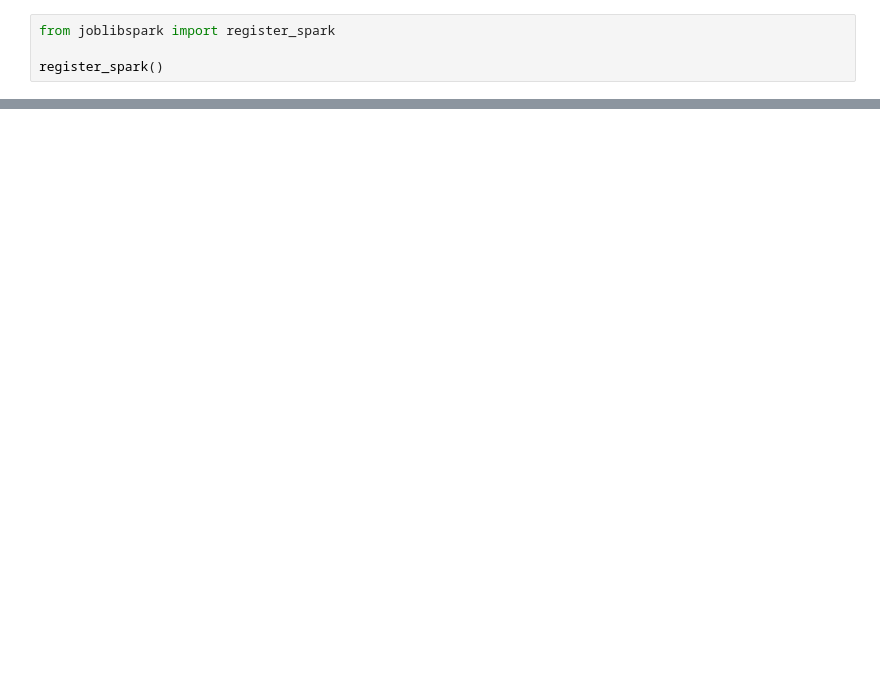
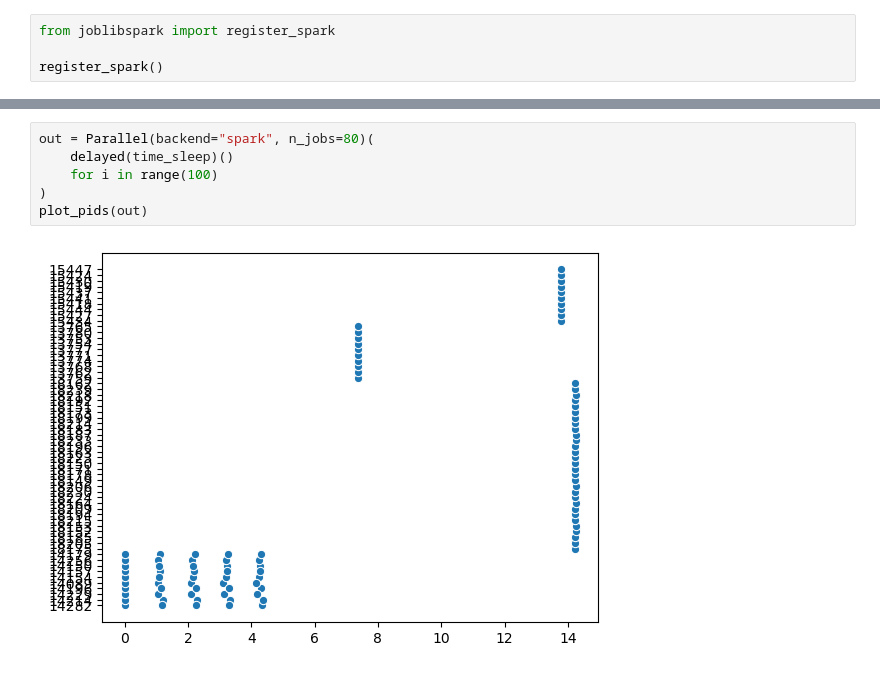
Before and after one commit to Vincent-Maladiere/joblib-distributed-benchmark, a Jupyter notebook: joblib_distributed.ipynb, the cells around one changed output, grey strips where cells are left out. Drawn from its saved outputs; the diff is of its cells as text; blank space fills up the shorter version.

```diff
--- a/joblib_distributed.ipynb
+++ b/joblib_distributed.ipynb
@@ -188,3 +171,11 @@ register_spark()
+# %%
+out = Parallel(backend="spark", n_jobs=80)(
+    delayed(time_sleep)()
+    for i in range(100)
+)
+plot_pids(out)
+# %% [output]
+[figure, added]
 # %%
 %%time
 
```
Also changed, not shown: parts of 63 cells of this notebook, 1 other file.
